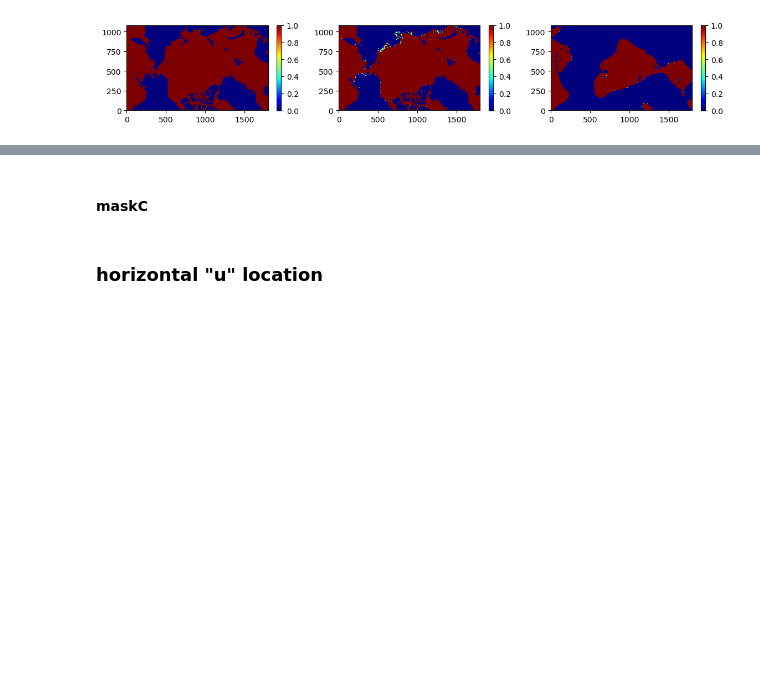
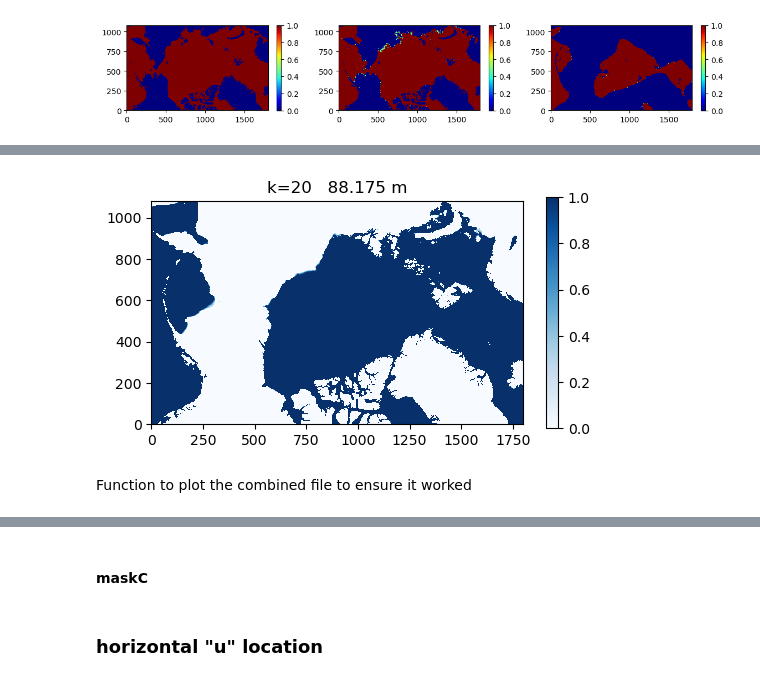
Before and after one commit to ifenty/SASSIE_downscale_ecco_v5, a Jupyter notebook: 02_make geometry ds.ipynb, the cells around one changed output, grey strips where cells are left out. Cells and saved outputs as stored; diff of their text form; code cells hidden in the pictures; blank space fills up the shorter version.

```diff
--- a/02_make geometry ds.ipynb
+++ b/02_make geometry ds.ipynb
@@ -1014,0 +1021,6 @@ plot_sassie_N1_faces_HHv2_3D(hFacC_faces,depth_index=50,vmin=0,vmax=1, axs=ax3)
+# %%
+fig, (ax1) = plt.subplots(1,1, figsize=[6,3])
+plot_sassie_N1_faces_HHv2_3D(hFacC_faces,depth_index=20,vmin=0,vmax=1, cmap='Blues', axs=ax1)
+ax1.set_title("k=20   88.175 m");
+# %% [output]
+[figure, added]
@@ -1014,0 +1068,2 @@ plot_sassie_N1_faces_HHv2_3D(hFacC_faces,depth_index=50,vmin=0,vmax=1, axs=ax3)
+# %% [markdown]
+Function to plot the combined file to ensure it worked
```
Also changed, not shown: parts of 9 cells of this notebook, 4 other files.
